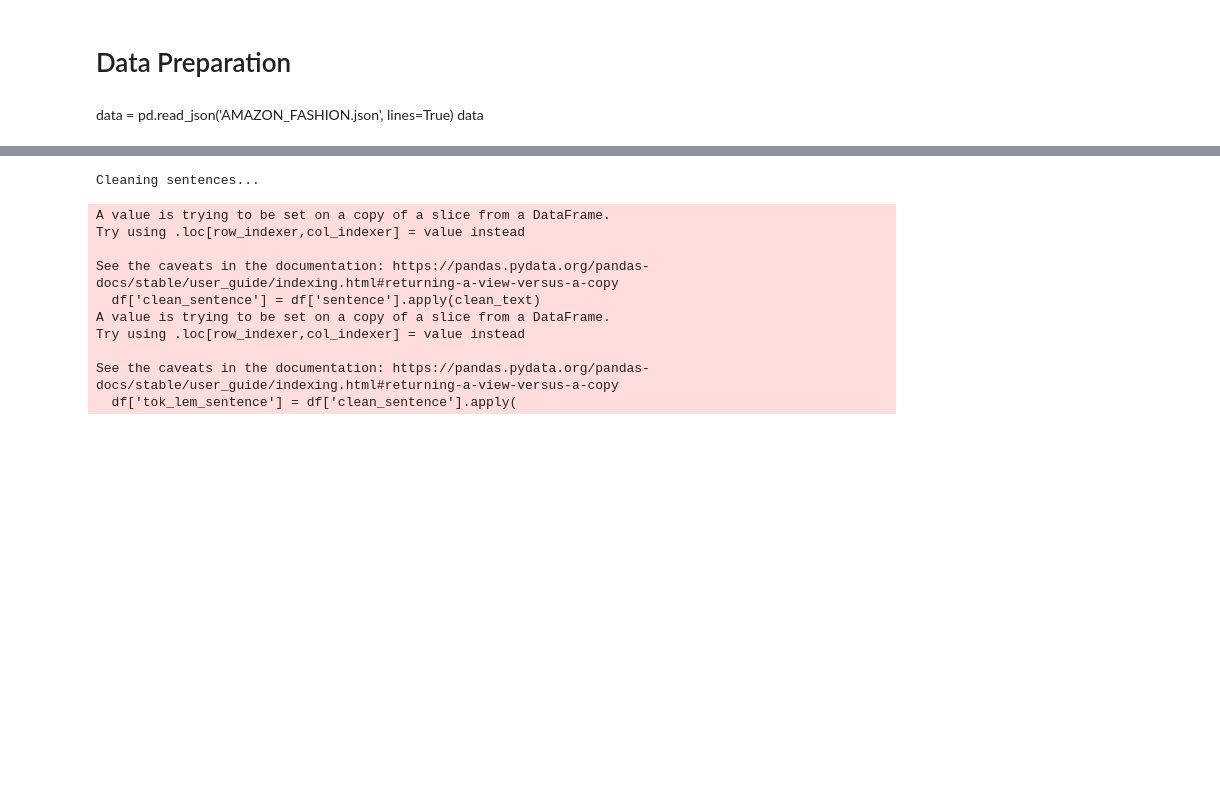
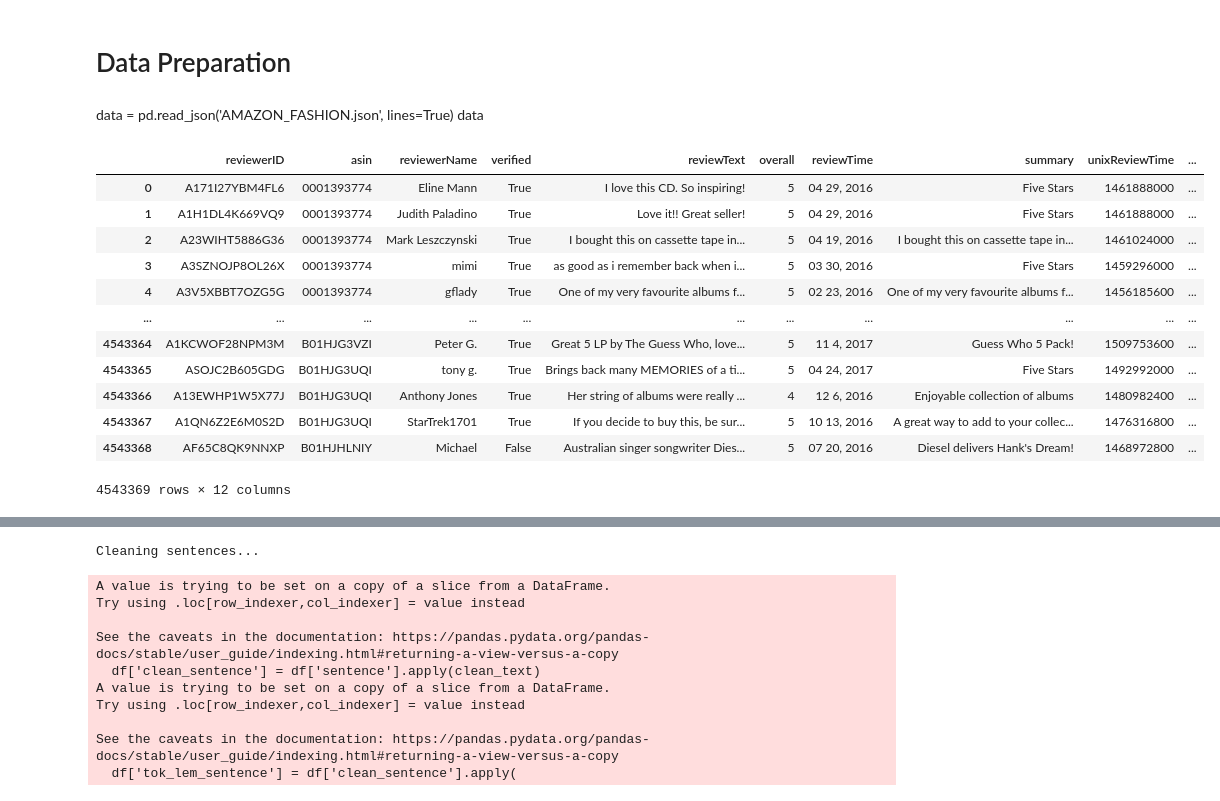
Before and after one commit to LJ171/WebMiningProject, a Jupyter notebook: SA_SVM.ipynb, the cells around one changed output, grey strips where cells are left out. Drawn from its saved outputs; the diff is of its cells as text; code cells hidden in the pictures; blank space fills up the shorter version.

```diff
--- a/SA_SVM.ipynb
+++ b/SA_SVM.ipynb
@@ -57,2 +51,19 @@ with gzip.open(os.path.join(f'CDs_and_Vinyl.json.gz')) as f:
+# %%
+data = pd.read_json('CDs_and_Vinyl.json', lines = True)
+data
+# %% [output]
+|  | reviewerID | asin | reviewerName | verified | reviewText | overall | reviewTime | summary | unixReviewTime | ... |
+| 0 | A171I27YBM4FL6 | 0001393774 | Eline Mann | True | I love this CD. So inspiring! | 5 | 04 29, 2016 | Five Stars | 1461888000 | ... |
+| 1 | A1H1DL4K669VQ9 | 0001393774 | Judith Paladino | True | Love it!! Great seller! | 5 | 04 29, 2016 | Five Stars | 1461888000 | ... |
+| 2 | A23WIHT5886G36 | 0001393774 | Mark Leszczynski | True | I bought this on cassette tape in... | 5 | 04 19, 2016 | I bought this on cassette tape in... | 1461024000 | ... |
+| 3 | A3SZNOJP8OL26X | 0001393774 | mimi | True | as good as i remember back when i... | 5 | 03 30, 2016 | Five Stars | 1459296000 | ... |
+| 4 | A3V5XBBT7OZG5G | 0001393774 | gflady | True | One of my very favourite albums f... | 5 | 02 23, 2016 | One of my very favourite albums f... | 1456185600 | ... |
+| ... | ... | ... | ... | ... | ... | ... | ... | ... | ... | ... |
+| 4543364 | A1KCWOF28NPM3M | B01HJG3VZI | Peter G. | True | Great 5 LP by The Guess Who, love... | 5 | 11 4, 2017 | Guess Who 5 Pack! | 1509753600 | ... |
+| 4543365 | ASOJC2B605GDG | B01HJG3UQI | tony g. | True | Brings back many MEMORIES of a ti... | 5 | 04 24, 2017 | Five Stars | 1492992000 | ... |
+| 4543366 | A13EWHP1W5X77J | B01HJG3UQI | Anthony Jones | True | Her string of albums were really ... | 4 | 12 6, 2016 | Enjoyable collection of albums | 1480982400 | ... |
+| 4543367 | A1QN6Z2E6M0S2D | B01HJG3UQI | StarTrek1701 | True | If you decide to buy this, be sur... | 5 | 10 13, 2016 | A great way to add to your collec... | 1476316800 | ... |
+| 4543368 | AF65C8QK9NNXP | B01HJHLNIY | Michael | False | Australian singer songwriter Dies... | 5 | 07 20, 2016 | Diesel delivers Hank's Dream! | 1468972800 | ... |
+4543369 rows × 12 columns
 # %%
 data
```
Also changed, not shown: parts of 17 cells of this notebook.
